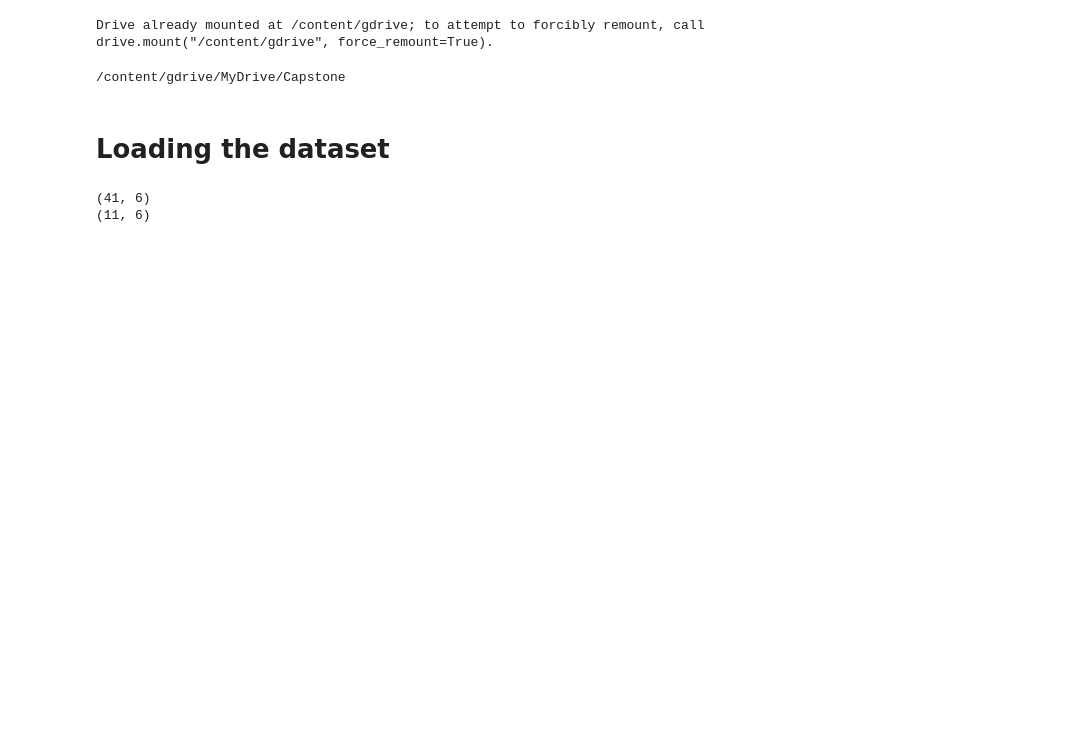
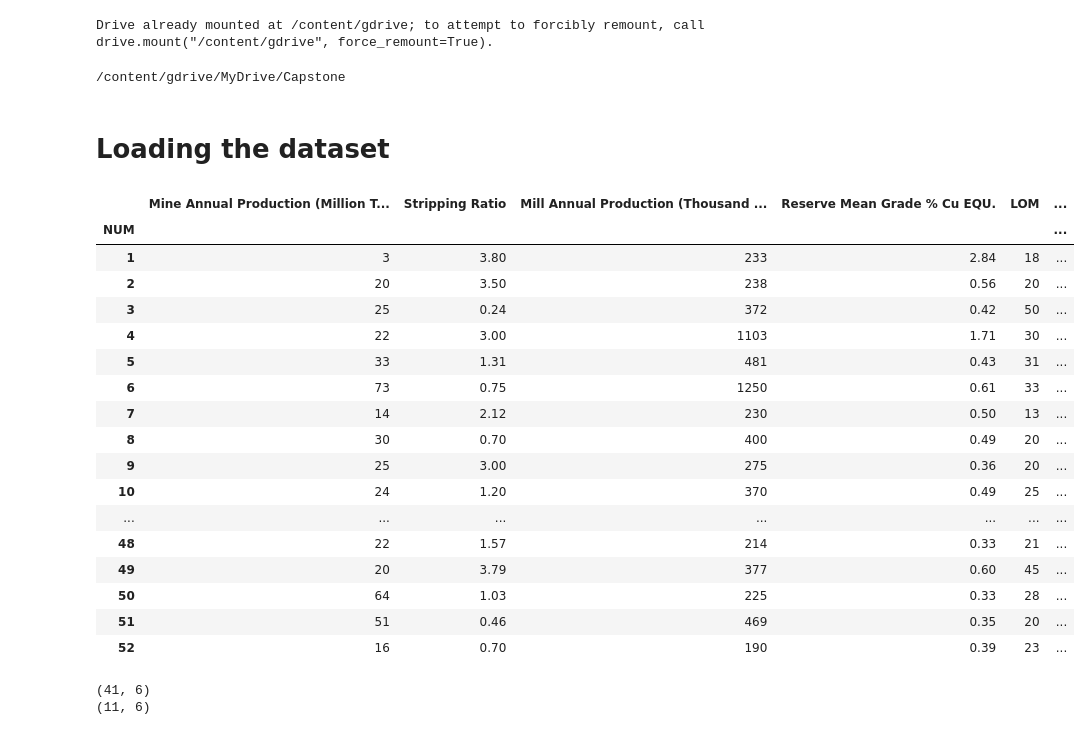
Before and after one commit to KeeganAikin/ai-capstone, a Jupyter notebook: mcc-estimation.ipynb, the cells around one changed output. Saved outputs shown, nothing was run; the diff lists cells and outputs as text; code cells hidden in the pictures; blank space fills up the shorter version.

```diff
--- a/mcc-estimation.ipynb
+++ b/mcc-estimation.ipynb
@@ -17,6 +17,27 @@ df = pandas.read_csv('data.csv', index_col='NUM')
 # %%
 del df["NAME"]
 del df["COUNTRY"]
+# %%
+df
+# %% [output]
+|  | Mine Annual Production (Million T... | Stripping Ratio | Mill Annual Production (Thousand ... | Reserve Mean Grade % Cu EQU. | LOM | ... |
+| NUM |  |  |  |  |  | ... |
+| 1 | 3 | 3.80 | 233 | 2.84 | 18 | ... |
+| 2 | 20 | 3.50 | 238 | 0.56 | 20 | ... |
+| 3 | 25 | 0.24 | 372 | 0.42 | 50 | ... |
+| 4 | 22 | 3.00 | 1103 | 1.71 | 30 | ... |
+| 5 | 33 | 1.31 | 481 | 0.43 | 31 | ... |
+| 6 | 73 | 0.75 | 1250 | 0.61 | 33 | ... |
+| 7 | 14 | 2.12 | 230 | 0.50 | 13 | ... |
+| 8 | 30 | 0.70 | 400 | 0.49 | 20 | ... |
+| 9 | 25 | 3.00 | 275 | 0.36 | 20 | ... |
+| 10 | 24 | 1.20 | 370 | 0.49 | 25 | ... |
+| ... | ... | ... | ... | ... | ... | ... |
+| 48 | 22 | 1.57 | 214 | 0.33 | 21 | ... |
+| 49 | 20 | 3.79 | 377 | 0.60 | 45 | ... |
+| 50 | 64 | 1.03 | 225 | 0.33 | 28 | ... |
+| 51 | 51 | 0.46 | 469 | 0.35 | 20 | ... |
+| 52 | 16 | 0.70 | 190 | 0.39 | 23 | ... |
 # %%
 from sklearn.model_selection import train_test_split, KFold, cross_val_score
 
```
Also changed, not shown: parts of 4 cells of this notebook, 3 other files.
